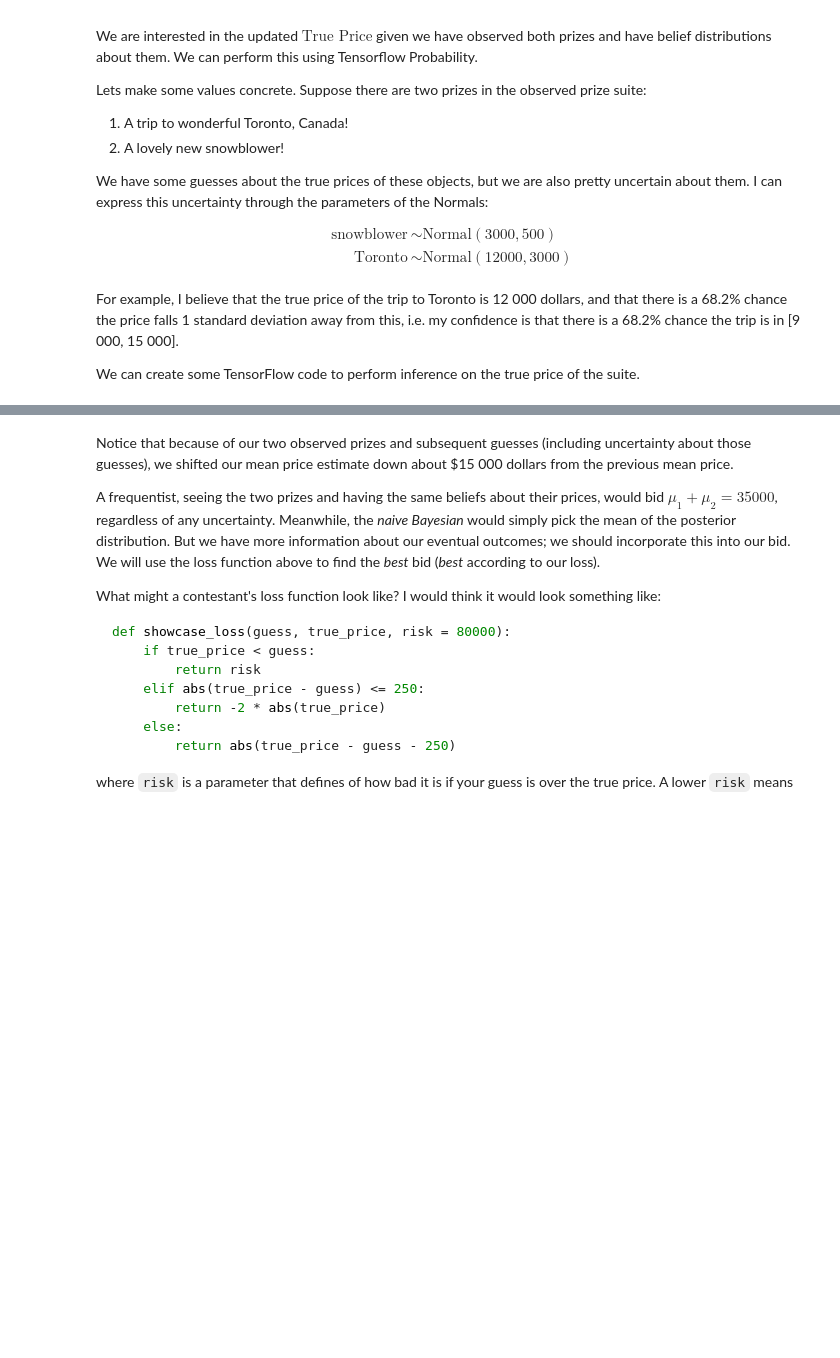
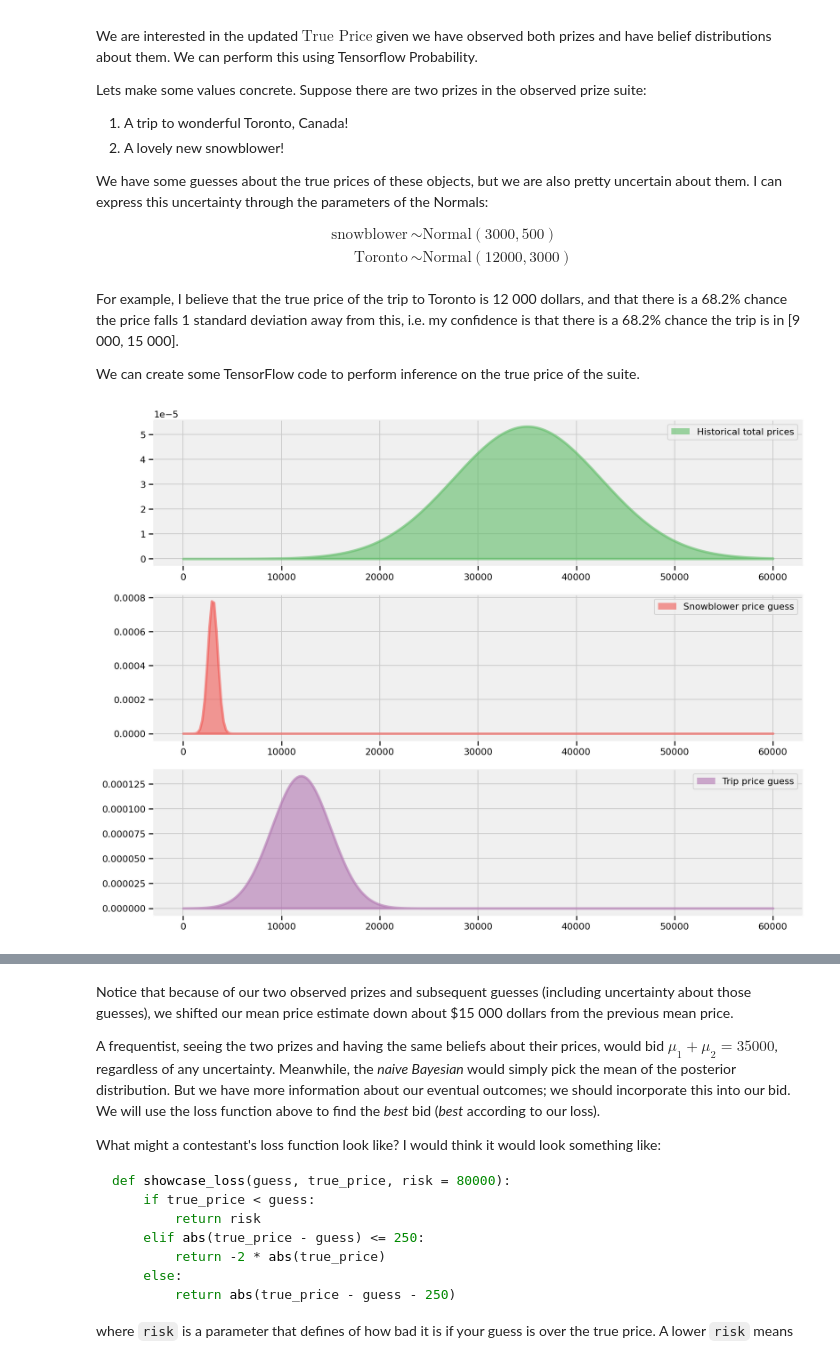
Before and after one commit to polars-stats/PPBMH, a Jupyter notebook: Chapter_5.ipynb, the cells around one changed output, grey strips where cells are left out. Cells and saved outputs as stored; diff of their text form; code cells hidden in the pictures; blank space fills up the shorter version.

```diff
--- a/Chapter_5.ipynb
+++ b/Chapter_5.ipynb
@@ -249,31 +247,33 @@ We can create some TensorFlow code to perform inference on the true price of the
 # %%
 plt.figure(figsize(12.5, 11))
 
 plt.subplot(311)
-x = linspace(start = 0., stop = 60000., num = 250)
+x = linspace(0., 60000., 250)
 
 historical_prices = Normal(loc = 35000., scale = 7500.).prob(x)
 snowblower_price_guesses = Normal(loc = 3000., scale = 500.).prob(x)
 trip_price_guess = Normal(loc = 12000., scale = 3000.).prob(x)
 
 sp1 = plt.fill_between(x, 0, historical_prices, color = TFColor[3], lw = 3,
                        alpha = .6, label = "Historical total prices")
 
 p1 = plt.Rectangle((0, 0), 1, 1, fc = sp1.get_facecolor()[0])
 plt.legend([p1], [sp1.get_label()])
 
 plt.subplot(312)
 sp2 = plt.fill_between(x, 0, snowblower_price_guesses, color = TFColor[0],
                        lw = 3, alpha = .6, label = "Snowblower price guess")
 
 p2 = plt.Rectangle((0, 0), 1, 1, fc = sp2.get_facecolor()[0])
 plt.legend([p2], [sp2.get_label()])
 
 plt.subplot(313)
 sp3 = plt.fill_between(x, 0, trip_price_guess, color = TFColor[6], lw = 3,
                        alpha = .6, label = "Trip price guess")
 p3 = plt.Rectangle((0, 0), 1, 1, fc = sp3.get_facecolor()[0])
 plt.legend([p3], [sp3.get_label()]);
+# %% [output]
+[figure, added]
 # %%
 data_loc = [3000., 12000.]
 data_scale = [500., 3000.]
```
Also changed, not shown: parts of 9 cells of this notebook.
